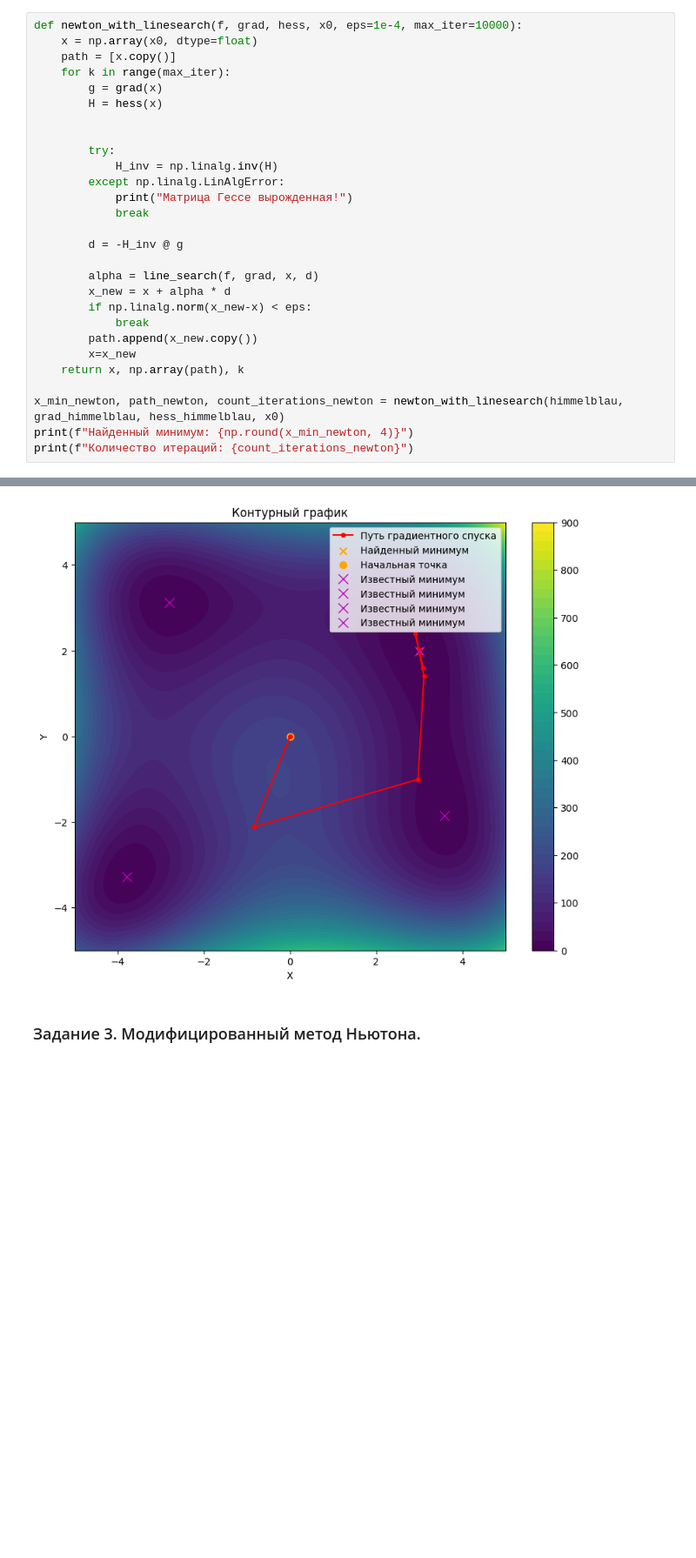
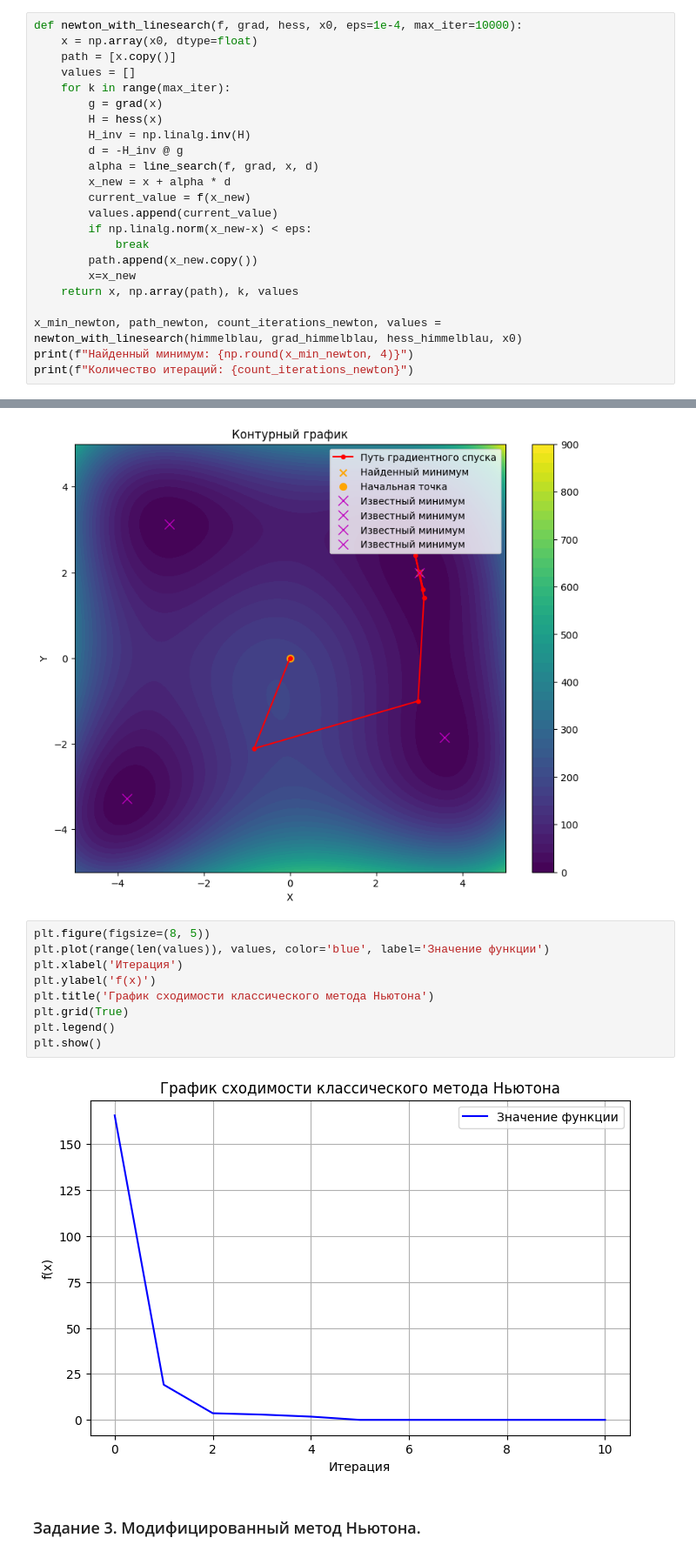
Before and after one commit to Kirill-Yurkov/MetOpt3, a Jupyter notebook: main.ipynb, the cells around one changed output, grey strips where cells are left out. Shown at 87% size. Cells and saved outputs as stored; diff of their text form; blank space fills up the shorter version.

```diff
--- a/main.ipynb
+++ b/main.ipynb
@@ -212,28 +226,23 @@ def line_search(f, grad, x, p, alpha=10, beta=0.5, sigma=1e-4, max_iter=10000):
 def newton_with_linesearch(f, grad, hess, x0, eps=1e-4, max_iter=10000):
     x = np.array(x0, dtype=float)
     path = [x.copy()]
+    values = []
     for k in range(max_iter):
         g = grad(x)
         H = hess(x)
-
-
-        try:
-            H_inv = np.linalg.inv(H)
-        except np.linalg.LinAlgError:
-            print("Матрица Гессе вырожденная!")
-            break
-
+        H_inv = np.linalg.inv(H)
         d = -H_inv @ g
-
         alpha = line_search(f, grad, x, d)
         x_new = x + alpha * d
+        current_value = f(x_new)
+        values.append(current_value)
         if np.linalg.norm(x_new-x) < eps:
             break
         path.append(x_new.copy())
         x=x_new
-    return x, np.array(path), k
+    return x, np.array(path), k, values
 
-x_min_newton, path_newton, count_iterations_newton = newton_with_linesearch(himmelblau, grad_himmelblau, hess_himmelblau, x0)
+x_min_newton, path_newton, count_iterations_newton, values = newton_with_linesearch(himmelblau, grad_himmelblau, hess_himmelblau, x0)
 print(f"Найденный минимум: {np.round(x_min_newton, 4)}")
 print(f"Количество итераций: {count_iterations_newton}")
 # %% [output]
@@ -245,6 +254,17 @@ print(f"Количество итераций: {count_iterations_newton}")
 visualization_of_searching(x_min_newton, path_newton)
 # %% [output]
 [figure]
+# %%
+plt.figure(figsize=(8, 5))
+plt.plot(range(len(values)), values, color='blue', label='Значение функции')
+plt.xlabel('Итерация')
+plt.ylabel('f(x)')
+plt.title('График сходимости классического метода Ньютона')
+plt.grid(True)
+plt.legend()
+plt.show()
+# %% [output]
+[figure, added]
 # %% [markdown]
 ### Задание 3. Модифицированный метод Ньютона.
 # %% [markdown]
```
Also changed, not shown: parts of 13 cells of this notebook.
